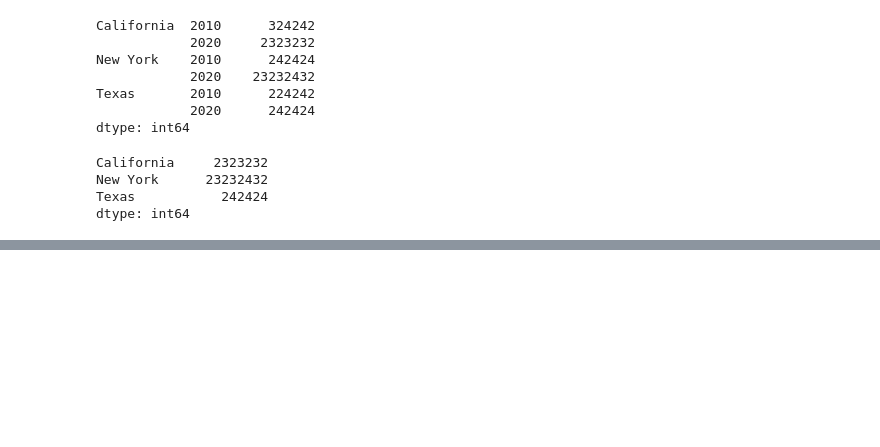
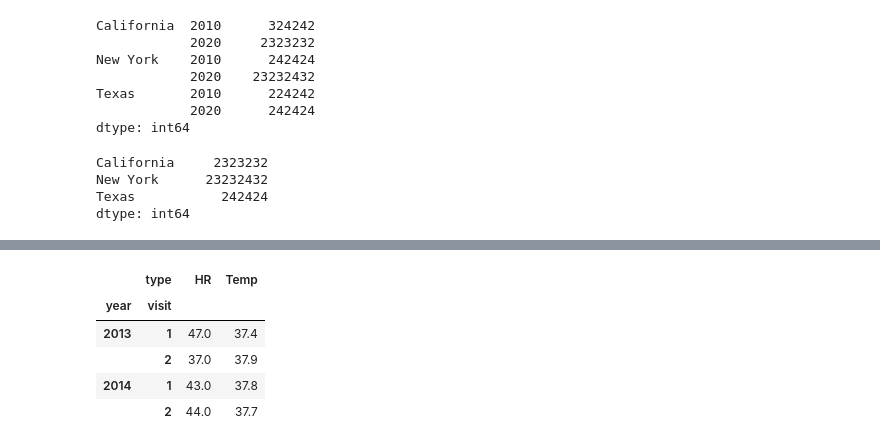
Before and after one commit to aradatascience/arads-Python-workspace, a Jupyter notebook: jupyter_04_pandas.ipynb, the cells around one changed output, grey strips where cells are left out. Saved outputs shown, nothing was run; the diff lists cells and outputs as text; code cells hidden in the pictures; blank space fills up the shorter version.

```diff
--- a/jupyter_04_pandas.ipynb
+++ b/jupyter_04_pandas.ipynb
@@ -787,0 +912,9 @@ dtype: int64
+# %%
+health_data['Guido']
+# %% [output]
+|  | type | HR | Temp |
+| year | visit |  |  |
+| 2013 | 1 | 47.0 | 37.4 |
+|  | 2 | 37.0 | 37.9 |
+| 2014 | 1 | 43.0 | 37.8 |
+|  | 2 | 44.0 | 37.7 |
```
Also changed, not shown: parts of 22 cells of this notebook.
